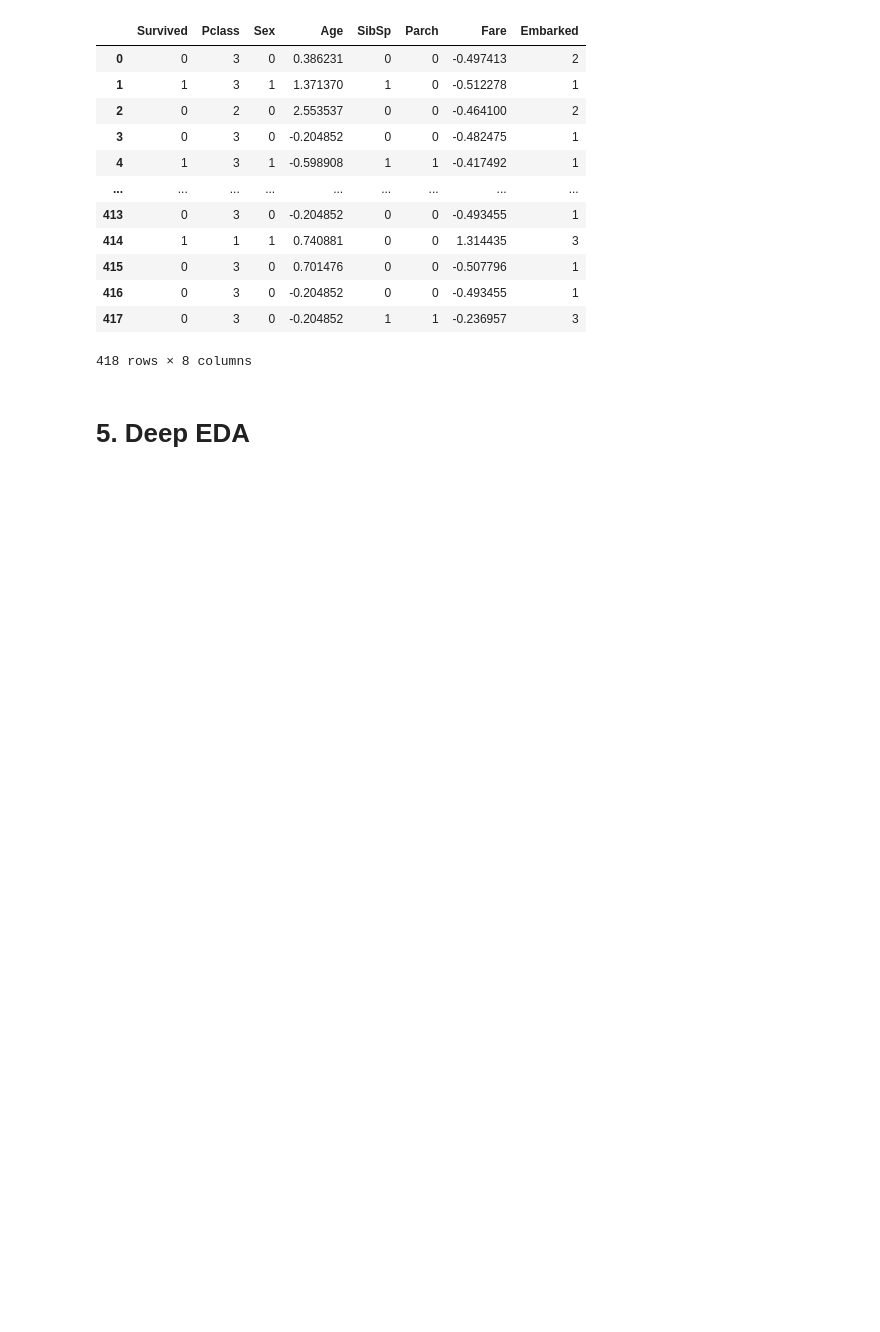
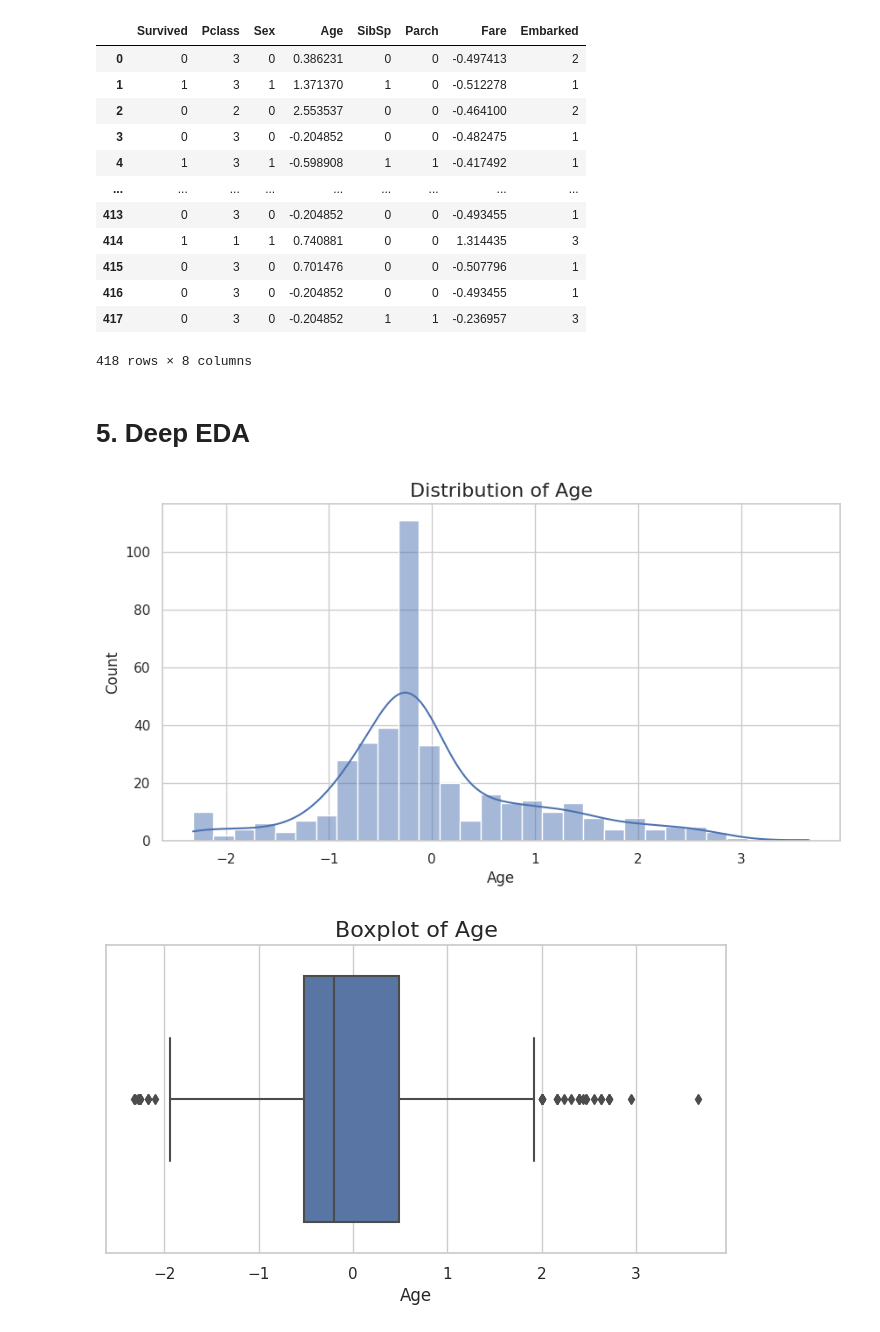
Before and after one commit to YogeshChopade43/Kaggle, a Jupyter notebook: Titanic_Dataset_Logistic_Regression.ipynb, the cells around one changed output. Drawn from its saved outputs; the diff is of its cells as text; code cells hidden in the pictures; blank space fills up the shorter version.

```diff
--- a/Titanic_Dataset_Logistic_Regression.ipynb
+++ b/Titanic_Dataset_Logistic_Regression.ipynb
@@ -208,3 +213,40 @@ df
 418 rows × 8 columns
 # %% [markdown]
 # 5. Deep EDA
+# %%
+
+#--------------------Univariate Plots-----------------------
+
+
+# Set style
+sns.set(style="whitegrid")
+
+# -------------------
+# Numerical Features
+# -------------------
+num_features = ["Age", "Fare"]
+
+for col in num_features:
+    plt.figure(figsize=(10,5))
+    sns.histplot(df[col].dropna(), kde=True, bins=30)
+    plt.title(f"Distribution of {col}", fontsize=16)
+    plt.show()
+
+    plt.figure(figsize=(8,4))
+    sns.boxplot(x=df[col])
+    plt.title(f"Boxplot of {col}", fontsize=16)
+    plt.show()
+
+# -------------------
+# Categorical Features
+# -------------------
+cat_features = ["Sex", "Pclass", "Embarked", "SibSp", "Parch"]
+
+for col in cat_features:
+    plt.figure(figsize=(8,5))
+    sns.countplot(x=df[col])
+    plt.title(f"Count of {col}", fontsize=16)
+    plt.show()
+# %% [output]
+[figure, added]
+[figure, added]
```
Also changed, not shown: parts of 10 cells of this notebook.
